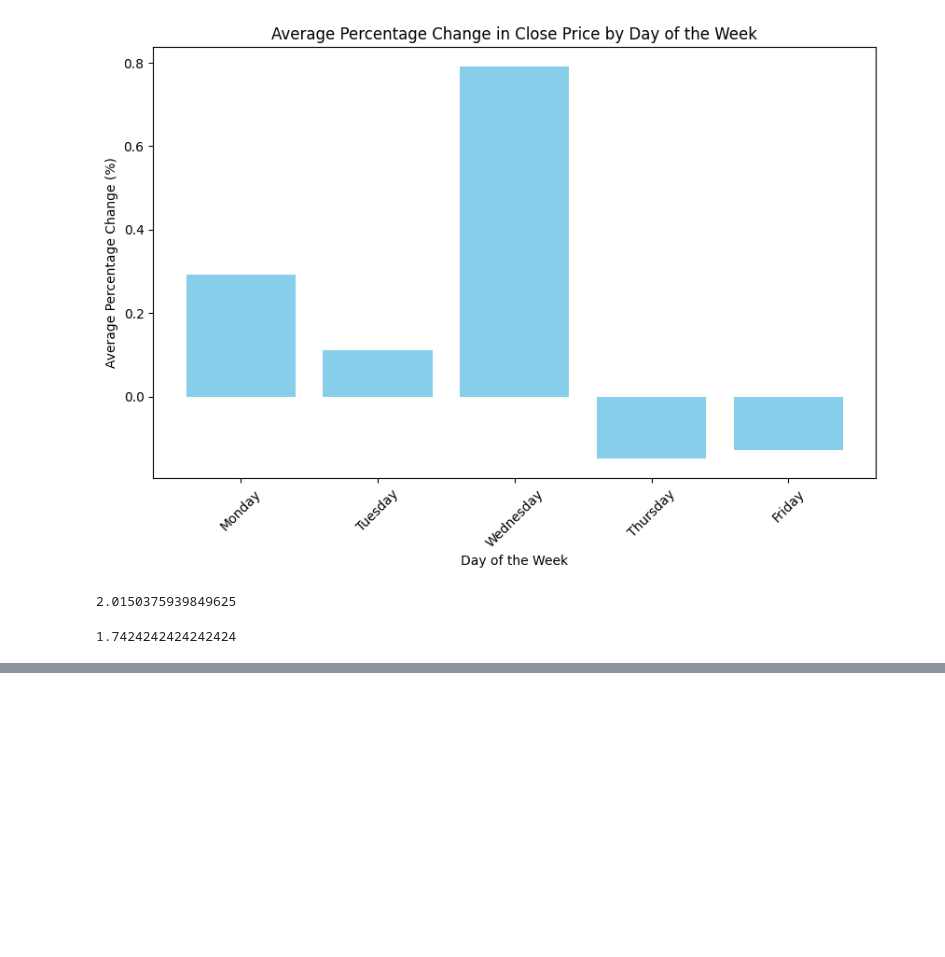
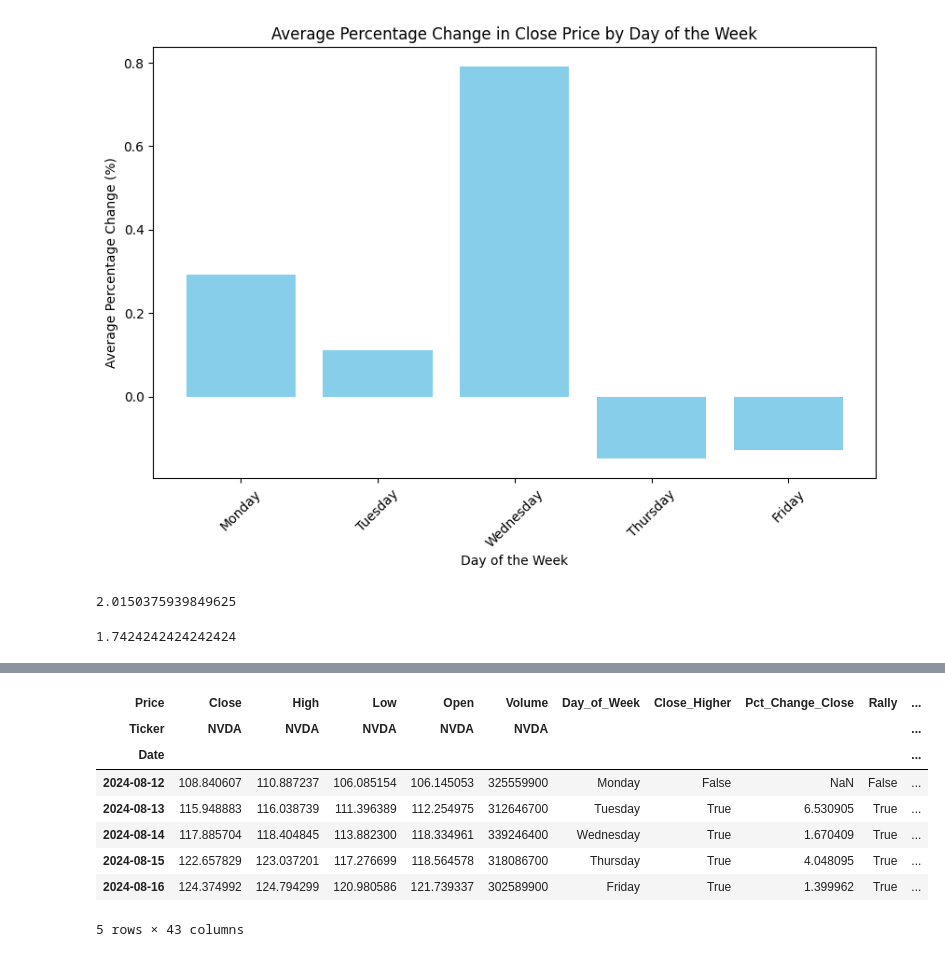
Before and after one commit to samirmh/trading, a Jupyter notebook: stocks_single_stock_analysis.ipynb, the cells around one changed output, grey strips where cells are left out. Cells and saved outputs as stored; diff of their text form; code cells hidden in the pictures; blank space fills up the shorter version.

```diff
--- a/stocks_single_stock_analysis.ipynb
+++ b/stocks_single_stock_analysis.ipynb
@@ -286,0 +287,11 @@ display(stock_data[['Close', '52_week_high', 'new_52_week_high', '52_week_low',
+# %%
+def daily_percent_change(df):
+    # Calculate the percentage change in 'Close' price compared to the previous day
+    df['daily_pct_change'] = df['Close'].pct_change() * 100
+    return df
+
+# Apply the function to the existing stock_data
+stock_data = daily_percent_change(stock_data)
+
+# Display the results with the new column
+display(stock_data[['Close', 'daily_pct_change']].head())
@@ -286,0 +307,40 @@ display(stock_data[['Close', '52_week_high', 'new_52_week_high', '52_week_low',
+# %%
+def daily_pct_change_binary_indicators(df):
+    # Ensure daily_pct_change exists
+    if 'daily_pct_change' not in df.columns:
+        df['daily_pct_change'] = df['Close'].pct_change() * 100
+
+    pct = df['daily_pct_change']
+
+    # Positive percentage change indicators
+    df['plus_1_pct'] = ((pct >= 1) & (pct < 2)).astype(int)
+    df['plus_2_pct'] = ((pct >= 2) & (pct < 3)).astype(int)
+    df['plus_3_pct'] = ((pct >= 3) & (pct < 4)).astype(int)
+    df['plus_4_pct'] = ((pct >= 4) & (pct < 5)).astype(int)
+    df['plus_5_pct'] = ((pct >= 5) & (pct < 6)).astype(int)
+    df['plus_6_or_more_pct'] = (pct >= 6).astype(int)
+
+    # Negative percentage change indicators
+    df['minus_1_pct'] = ((pct <= -1) & (pct > -2)).astype(int)
+    df['minus_2_pct'] = ((pct <= -2) & (pct > -3)).astype(int)
+    df['minus_3_pct'] = ((pct <= -3) & (pct > -4)).astype(int)
+    df['minus_4_pct'] = ((pct <= -4) & (pct > -5)).astype(int)
+    df['minus_5_pct'] = ((pct <= -5) & (pct > -6)).astype(int)
+    df['minus_6_or_more_pct'] = (pct <= -6).astype(int)
+
+    return df
+
+# Apply the function to the existing stock_data
+stock_data = daily_pct_change_binary_indicators(stock_data)
+# %%
+stock_data.head()
+# %% [output]
+| Price | Close | High | Low | Open | Volume | Day_of_Week | Close_Higher | Pct_Change_Close | Rally | ... |
+| Ticker | NVDA | NVDA | NVDA | NVDA | NVDA |  |  |  |  | ... |
+| Date |  |  |  |  |  |  |  |  |  | ... |
+| 2024-08-12 | 108.840607 | 110.887237 | 106.085154 | 106.145053 | 325559900 | Monday | False | NaN | False | ... |
+| 2024-08-13 | 115.948883 | 116.038739 | 111.396389 | 112.254975 | 312646700 | Tuesday | True | 6.530905 | True | ... |
+| 2024-08-14 | 117.885704 | 118.404845 | 113.882300 | 118.334961 | 339246400 | Wednesday | True | 1.670409 | True | ... |
+| 2024-08-15 | 122.657829 | 123.037201 | 117.276699 | 118.564578 | 318086700 | Thursday | True | 4.048095 | True | ... |
+| 2024-08-16 | 124.374992 | 124.794299 | 120.980586 | 121.739337 | 302589900 | Friday | True | 1.399962 | True | ... |
+5 rows × 43 columns
```
Also changed, not shown: parts of 8 cells of this notebook.
